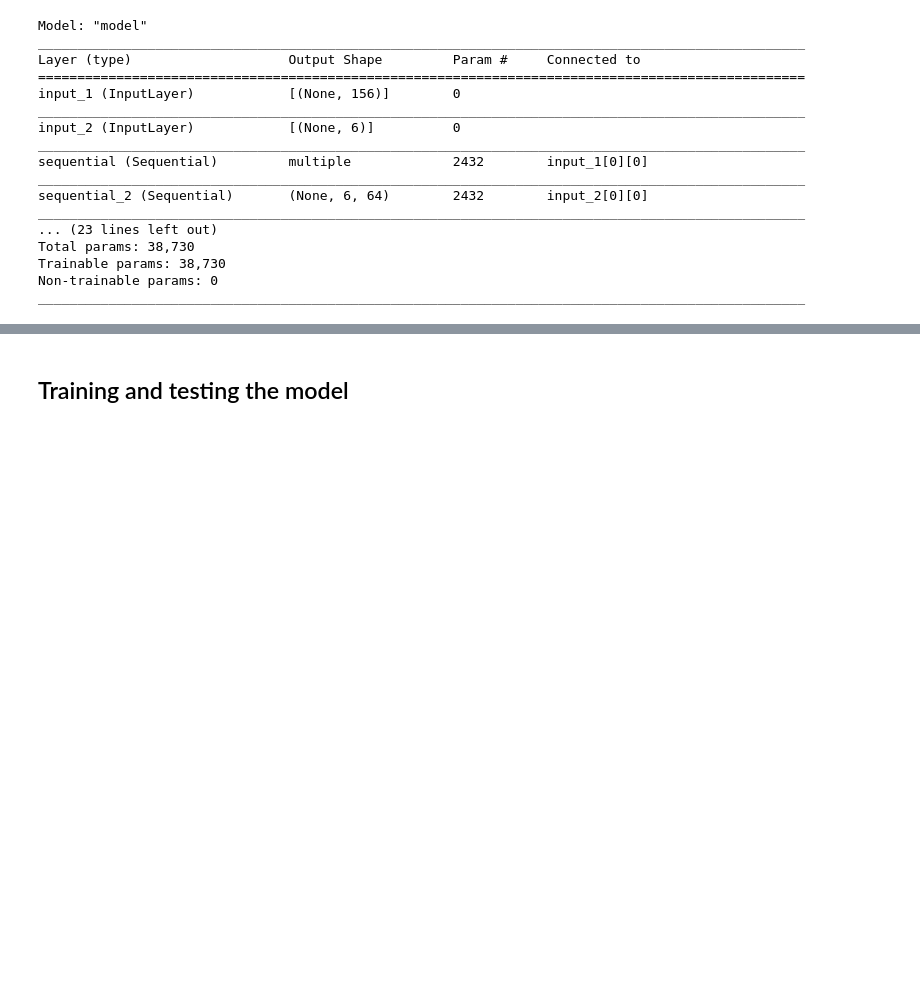
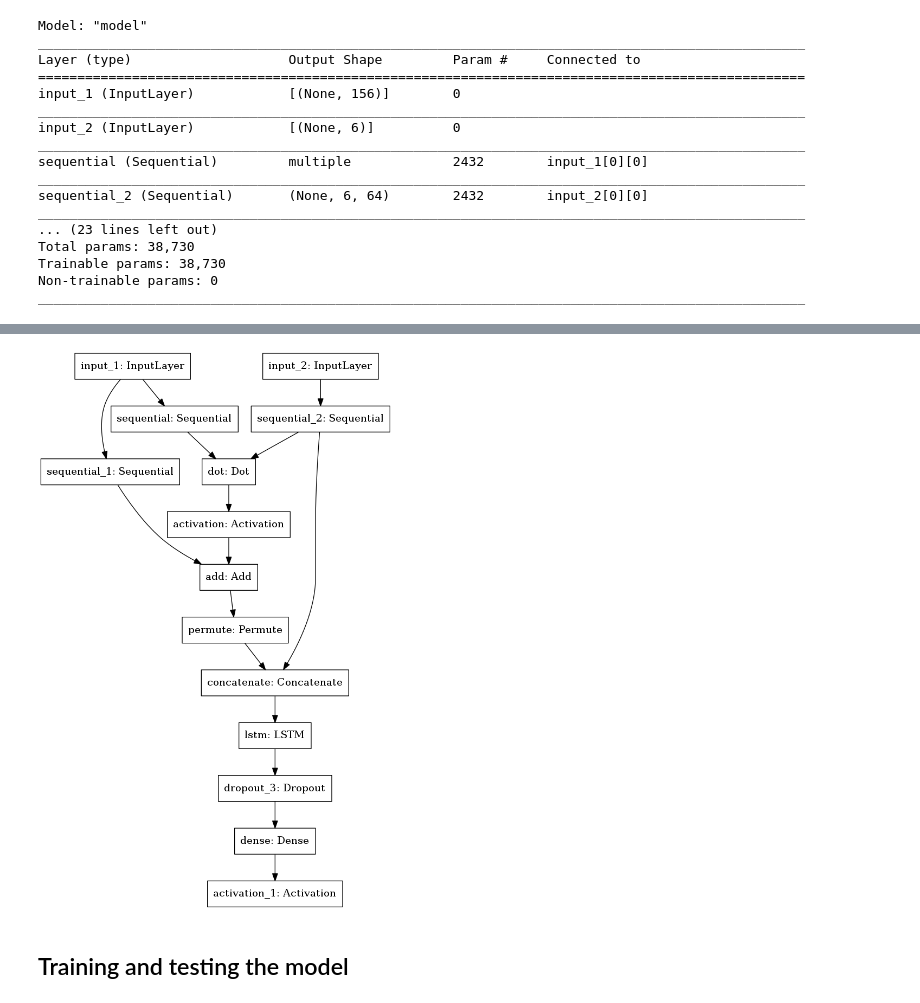
Before and after one commit to gmarchet/dnnworkshop6, a Jupyter notebook: labs/3.QA_chatbot/chatbot.ipynb, the cells around one changed output, grey strips where cells are left out. Saved outputs shown, nothing was run; the diff lists cells and outputs as text; code cells hidden in the pictures; blank space fills up the shorter version.

```diff
--- a/labs/3.QA_chatbot/chatbot.ipynb
+++ b/labs/3.QA_chatbot/chatbot.ipynb
@@ -324,3 +332,7 @@ ________________________________________________________________________________
+# %%
+tf.keras.utils.plot_model(model)
+# %% [output]
+[figure, added]
 # %% [markdown]
 ## Training and testing the model
 # %%
```
Also changed, not shown: parts of 18 cells of this notebook, 3 other files.
